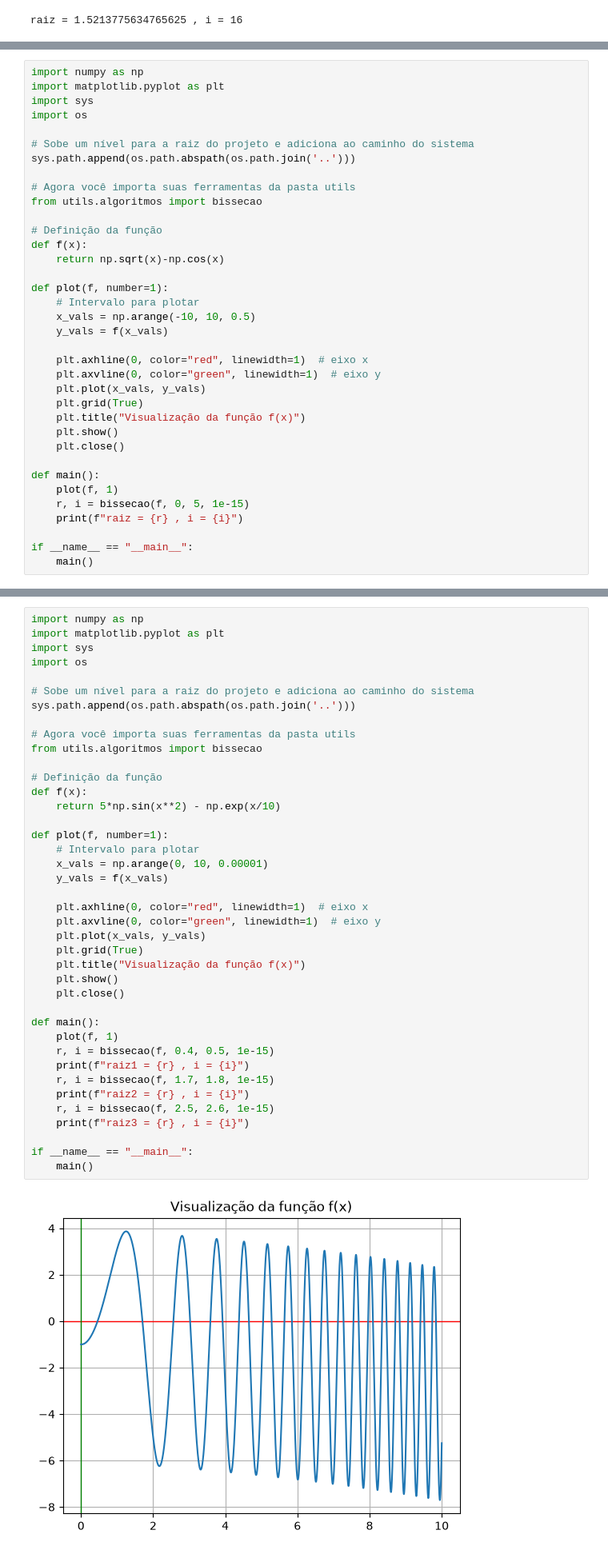
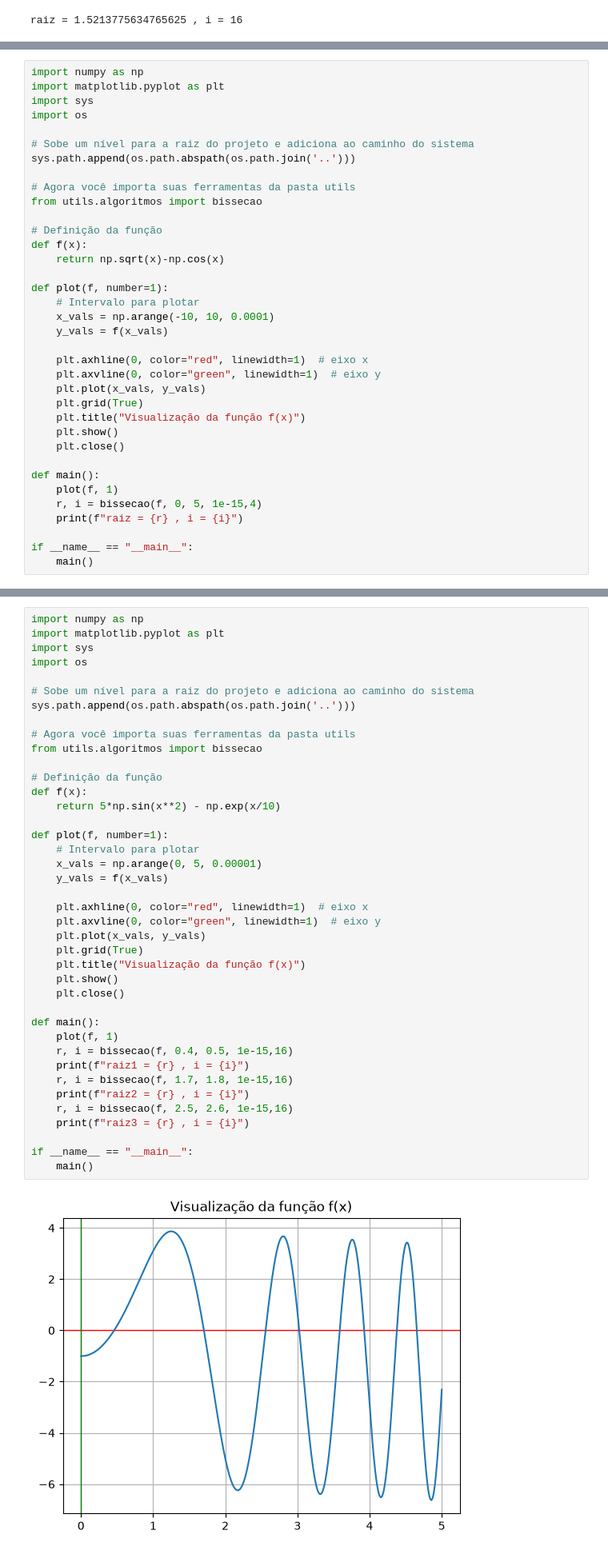
Before and after one commit to lucastoledorocha/Cnum, a Jupyter notebook: Notebooks/semana4.ipynb, the cells around one changed output, grey strips where cells are left out. Shown at 80% size. Drawn from its saved outputs; the diff is of its cells as text.

```diff
--- a/Notebooks/semana4.ipynb
+++ b/Notebooks/semana4.ipynb
@@ -148,7 +148,7 @@ def f(x):
 
 def plot(f, number=1):
     # Intervalo para plotar
-    x_vals = np.arange(-10, 10, 0.5)
+    x_vals = np.arange(-10, 10, 0.0001)
     y_vals = f(x_vals)
 
     plt.axhline(0, color="red", linewidth=1)  # eixo x
@@ -161,7 +161,7 @@ def plot(f, number=1):
 
 def main():
     plot(f, 1)
-    r, i = bissecao(f, 0, 5, 1e-15)
+    r, i = bissecao(f, 0, 5, 1e-15,4)
     print(f"raiz = {r} , i = {i}")
 
 if __name__ == "__main__":
@@ -194,38 +194,38 @@ import os
 sys.path.append(os.path.abspath(os.path.join('..')))
 
 # Agora você importa suas ferramentas da pasta utils
 from utils.algoritmos import bissecao
 
 # Definição da função
 def f(x):
     return 5*np.sin(x**2) - np.exp(x/10)
 
 def plot(f, number=1):
     # Intervalo para plotar
-    x_vals = np.arange(0, 10, 0.00001)
+    x_vals = np.arange(0, 5, 0.00001)
     y_vals = f(x_vals)
 
     plt.axhline(0, color="red", linewidth=1)  # eixo x
     plt.axvline(0, color="green", linewidth=1)  # eixo y
     plt.plot(x_vals, y_vals)
     plt.grid(True)
     plt.title("Visualização da função f(x)")
     plt.show()
     plt.close()
 
 def main():
     plot(f, 1)
-    r, i = bissecao(f, 0.4, 0.5, 1e-15)
+    r, i = bissecao(f, 0.4, 0.5, 1e-15,16)
     print(f"raiz1 = {r} , i = {i}")
-    r, i = bissecao(f, 1.7, 1.8, 1e-15)
+    r, i = bissecao(f, 1.7, 1.8, 1e-15,16)
     print(f"raiz2 = {r} , i = {i}")
-    r, i = bissecao(f, 2.5, 2.6, 1e-15)
+    r, i = bissecao(f, 2.5, 2.6, 1e-15,16)
     print(f"raiz3 = {r} , i = {i}")
 
 if __name__ == "__main__":
     main()
 # %% [output]
-[figure, old version]
+[figure, new version]
 raiz1 = 0.45930633544921884 , i = 16
 raiz2 = 1.7035751342773438 , i = 16
 raiz3 = 2.558213806152344 , i = 16
```
Also changed, not shown: parts of 1 cell of this notebook, 1 other file.
